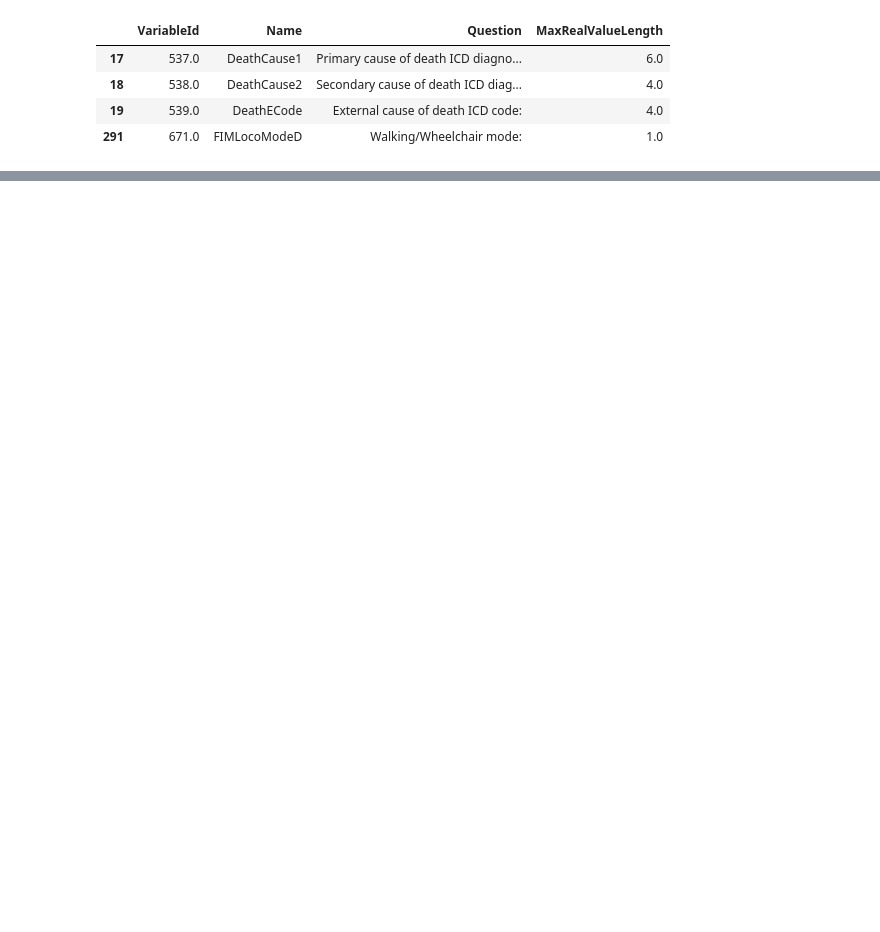
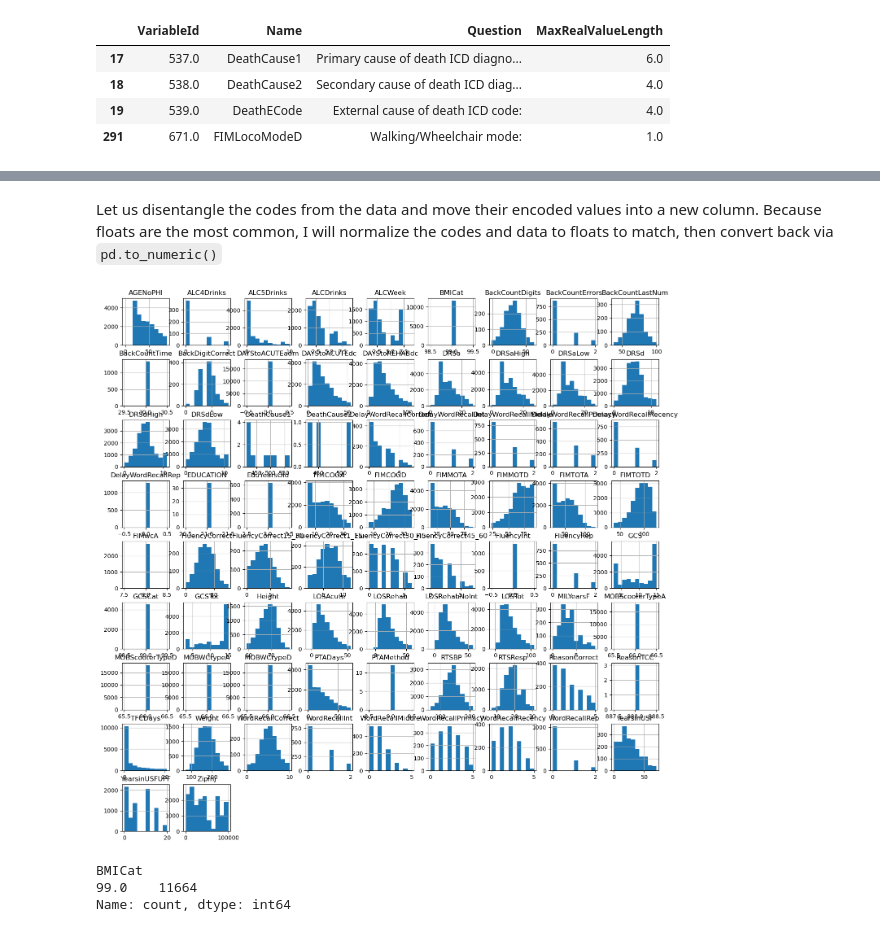
Before and after one commit to olsenben/PREDDICT-SPAULDING, a Jupyter notebook: notebooks/01_data_preprocessing.ipynb, the cells around one changed output, grey strips where cells are left out. Cells and saved outputs as stored; diff of their text form; code cells hidden in the pictures; blank space fills up the shorter version.

Commit message:
identified categorical/continuous data

````diff
--- a/notebooks/01_data_preprocessing.ipynb
+++ b/notebooks/01_data_preprocessing.ipynb
@@ -110,0 +94,13 @@ for col in mixed_type_col_names:
+# %%
+var_codes_filepath = r'..\Database\TBIMSPublic.2024-11-01\Code\Form1_Codes.csv'
+
+df_var_codes = pd.read_csv(var_codes_filepath)
+
+var_labels_dict ={}
+for var in df_var_codes['VariableName'].unique():
+    sub_df = df_var_codes[df_var_codes["VariableName"] == var]
+    value_map = dict(zip(sub_df['Code'], sub_df['CodeDescription']))
+    var_labels_dict[var] = value_map
+
+for col in mixed_type_col_names:
+    print(var_labels_dict[col])
@@ -110,0 +146,2 @@ for col in mixed_type_col_names:
+# %% [markdown]
+Let us disentangle the codes from the data and move their encoded values into a new column. Because floats are the most common, I will normalize the codes and data to floats to match, then convert back via ```pd.to_numeric()```
@@ -110,0 +250,36 @@ for col in mixed_type_col_names:
+# %%
+continuous_cols = summary[summary['all_categorical'] == False]['Variable']
+
+# df_clean[continuous_cols].hist(figsize=(17,17))
+# plt.suptitle("Histogram for continuous Variables")
+# plt.subplots_adjust(hspace=1, wspace=0.3)
+
+# plt.show()
+
+# Compute IQR
+
+data = df_clean[continuous_cols]
+
+Q1 = data.quantile(0.25)
+Q3 = data.quantile(0.75)
+IQR = Q3 - Q1
+
+# Define bounds (you can adjust the multiplier)
+lower_bound = Q1 - 1.5 * IQR
+upper_bound = Q3 + 1.5 * IQR
+
+# Filter out outliers
+filtered_data = data[(data >= lower_bound) & (data <= upper_bound)]
+
+# Plot histogram
+filtered_data.hist(figsize=(17,17))
+plt.title("Histogram (Outliers Removed)")
+plt.show()
+# %% [output]
+[figure, added]
+# %%
+df_clean['BMICat'].value_counts()
+# %% [output]
+BMICat
+99.0    11664
+Name: count, dtype: int64
````
Also changed, not shown: parts of 16 cells of this notebook.
